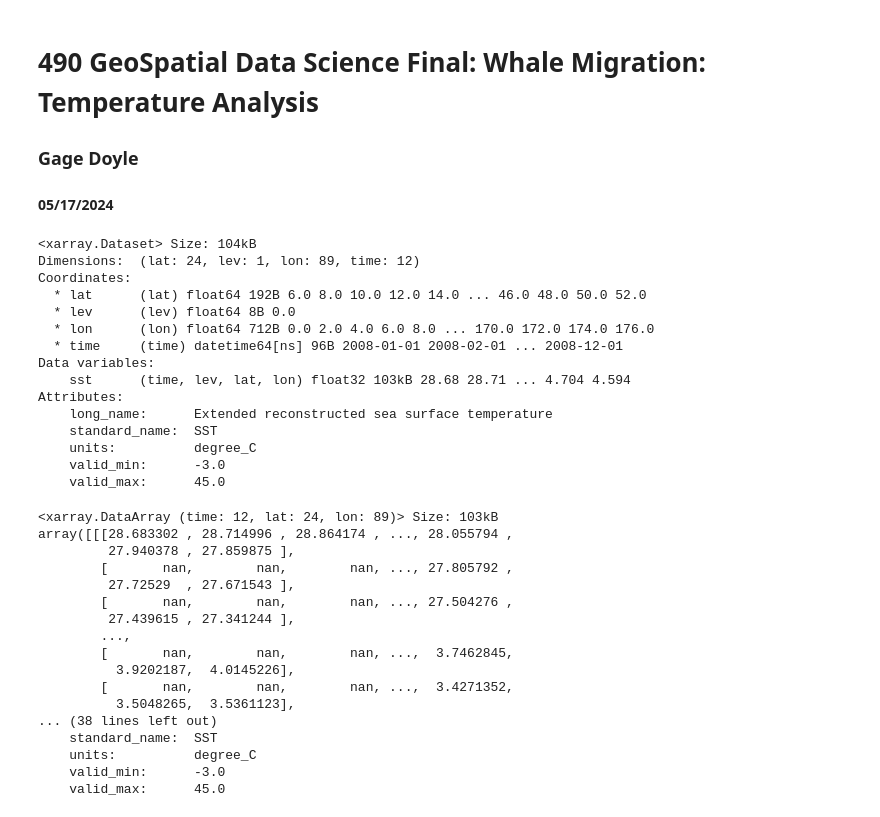
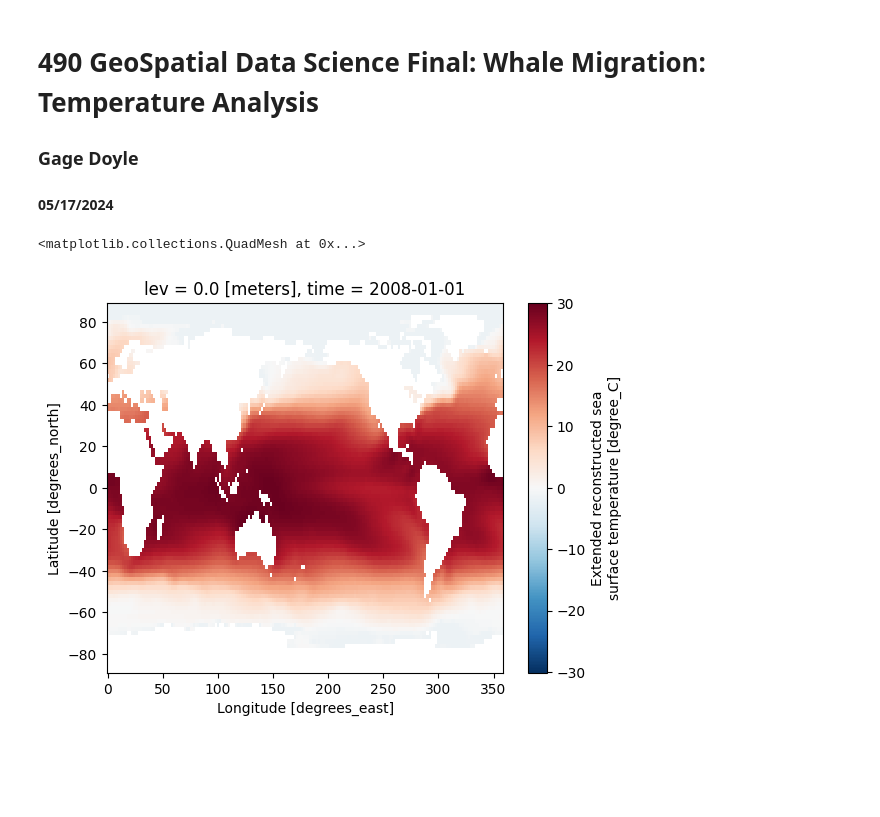
Before and after one commit to alyghanson/migration, a Jupyter notebook: Temperature/Output Deliverable/490_Final_Temp.ipynb, the cells around one changed output. Saved outputs shown, nothing was run; the diff lists cells and outputs as text; code cells hidden in the pictures; blank space fills up the shorter version.

```diff
--- a/Temperature/Output Deliverable/490_Final_Temp.ipynb
+++ b/Temperature/Output Deliverable/490_Final_Temp.ipynb
@@ -15,11 +16,11 @@ from mpl_toolkits.axes_grid1 import make_axes_locatable
 # %%
 
 # Define the directory containing the files
-directory = "C:/Users/gaged/Desktop/Final Project/migration/Temperature/Data/e4/"
+directory = "C:/Users/gaged/Desktop/SDS 490 Data/Final Project/migration/Temperature/Data/e4"
 
 # Define the spatial extent
-lat_min, lat_max = 4.606, 53.148
-lon_min, lon_max = -165.662, 176.676
+#lat_min, lat_max =  #4.606, 53.148
+#lon_min, lon_max =  #-165.662, 176.676
 
 # Empty xarray dataset to store merged data
 merged_1999 = None
@@ -32,61 +33,25 @@ for filename in os.listdir(directory):
         # Load dataset
         dataset = xr.open_dataset(file_path)
         # Select data using the nearest latitude and longitude within the specified range
-        subset = dataset['sst'].sel(lat=slice(lat_min, lat_max), lon=slice(lon_min, lon_max))
+        #subset = dataset['sst'].sel(lon=slice(lon_min, lon_max), lat=slice(lon_min, lon_max))
         # Extract the time period from the filename
         time_period = filename.split(".")[2]  # Assuming the filename format is "ersst.v4.yyyymm.nc"
         # Merge subsets sequentially for 1999
         if time_period.startswith("1999"):
             if merged_1999 is None:
-                merged_1999 = subset
+                merged_1999 = dataset
             else:
-                merged_1999 = xr.merge([merged_1999, subset])
+                merged_1999 = xr.merge([merged_1999, dataset])
         # Merge subsets sequentially for 2008
         elif time_period.startswith("2008"):
             if merged_2008 is None:
-                merged_2008 = subset
+                merged_2008 = dataset
             else:
-                merged_2008 = xr.merge([merged_2008, subset])
+                merged_2008 = xr.merge([merged_2008, dataset])
 
 # Now you have merged datasets for 1999 and 2008 without using concat or combine_first
-# %%
-merged_2008
-# %% [output]
-<xarray.Dataset> Size: 104kB
-Dimensions:  (lat: 24, lev: 1, lon: 89, time: 12)
-Coordinates:
-  * lat      (lat) float64 192B 6.0 8.0 10.0 12.0 14.0 ... 46.0 48.0 50.0 52.0
-  * lev      (lev) float64 8B 0.0
-  * lon      (lon) float64 712B 0.0 2.0 4.0 6.0 8.0 ... 170.0 172.0 174.0 176.0
-  * time     (time) datetime64[ns] 96B 2008-01-01 2008-02-01 ... 2008-12-01
-Data variables:
-    sst      (time, lev, lat, lon) float32 103kB 28.68 28.71 ... 4.704 4.594
-Attributes:
-    long_name:      Extended reconstructed sea surface temperature
-    standard_name:  SST
-    units:          degree_C
-    valid_min:      -3.0
-    valid_max:      45.0
-# %%
-# Assuming 'data_array' is the variable name you want to convert to a DataArray
-data_array = merged_2008.to_array().squeeze()
-
-data_array
-# %% [output]
-<xarray.DataArray (time: 12, lat: 24, lon: 89)> Size: 103kB
-array([[[28.683302 , 28.714996 , 28.864174 , ..., 28.055794 ,
-         27.940378 , 27.859875 ],
-        [       nan,        nan,        nan, ..., 27.805792 ,
-         27.72529  , 27.671543 ],
-        [       nan,        nan,        nan, ..., 27.504276 ,
-         27.439615 , 27.341244 ],
-        ...,
-        [       nan,        nan,        nan, ...,  3.7462845,
-          3.9202187,  4.0145226],
-        [       nan,        nan,        nan, ...,  3.4271352,
-          3.5048265,  3.5361123],
-... (38 lines left out)
-    standard_name:  SST
-    units:          degree_C
-    valid_min:      -3.0
-    valid_max:      45.0
+# %%
+merged_2008.sst[0].plot()
+# %% [output]
+<matplotlib.collections.QuadMesh at 0x...>
+[figure, added]
```
Also changed, not shown: parts of 8 cells of this notebook.
